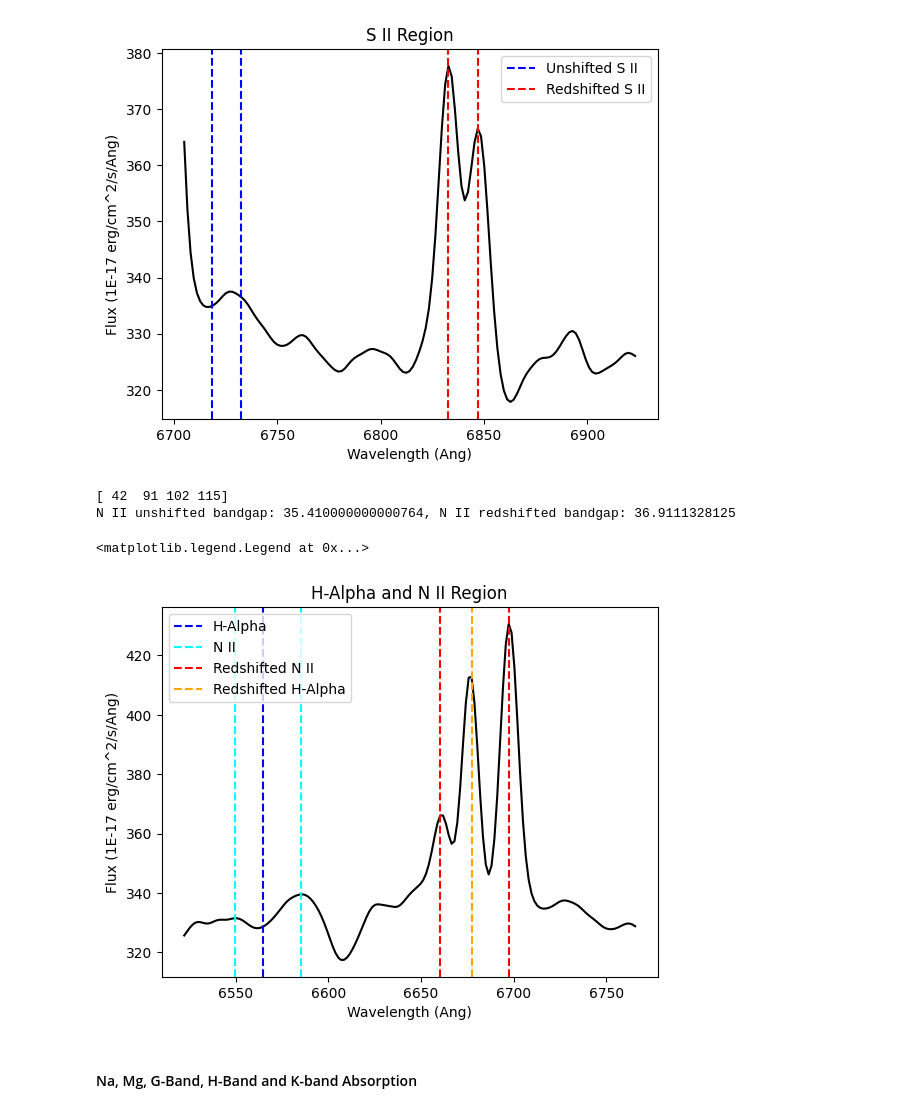
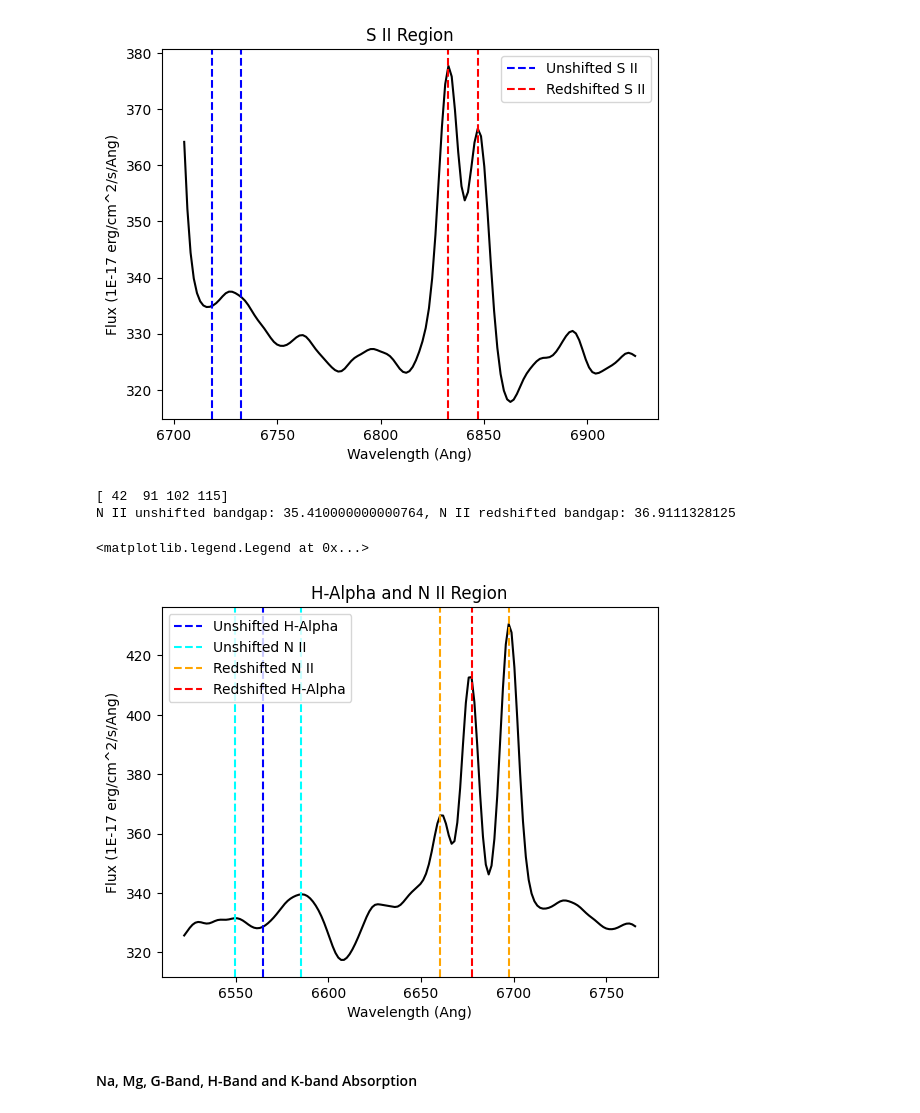
Before and after one commit to pie-tras/ASTR3800Final, a Jupyter notebook: pietras_final_project.ipynb, the cells around one changed output. Cells and saved outputs as stored; diff of their text form; code cells hidden in the pictures.

```diff
--- a/pietras_final_project.ipynb
+++ b/pietras_final_project.ipynb
@@ -305,39 +305,39 @@ S II unshifted bandgap: 14.38000000000011, S II redshifted bandgap: 14.174804687
 # %%
 # H-Alpha and N II
 
 max_values = scipy.signal.find_peaks(smoothed_flux[2340:2500], prominence=7)[0] # index = 1, 3 are Nii, 2 is Ha
 print(max_values)
 
-shift_Nii = [wavelength[2340:2500][max_values[3]], wavelength[2340:2500][max_values[1]]]
+shift_N_ii = [wavelength[2340:2500][max_values[3]], wavelength[2340:2500][max_values[1]]]
 
 shift_H_alpha = wavelength[2340:2500][max_values[2]]
 
-print(f"N II unshifted bandgap: {N_II[0] - N_II[1]}, N II redshifted bandgap: {shift_Nii[0] - shift_Nii[1]}")
+print(f"N II unshifted bandgap: {N_II[0] - N_II[1]}, N II redshifted bandgap: {shift_N_ii[0] - shift_N_ii[1]}")
 
 plt.plot(wavelength[2340:2500], smoothed_flux[2340:2500], color = 'black')
 
-plt.axvline(H_ALPHA, linestyle= '--', label = 'H-Alpha', color = 'blue')
+plt.axvline(H_ALPHA, linestyle= '--', label = 'Unshifted H-Alpha', color = 'blue')
 
-plt.axvline(N_II[0], linestyle= '--', label = 'N II', color = 'cyan')
+plt.axvline(N_II[0], linestyle= '--', label = 'Unshifted N II', color = 'cyan')
 plt.axvline(N_II[1], linestyle= '--', color = 'cyan')
 
-plt.axvline(shift_Nii[0], linestyle= '--', label = 'Redshifted N II', color = 'red')
-plt.axvline(shift_Nii[1], linestyle= '--', color = 'red')
+plt.axvline(shift_N_ii[0], linestyle= '--', label = 'Redshifted N II', color = 'orange')
+plt.axvline(shift_N_ii[1], linestyle= '--', color = 'orange')
 
-plt.axvline(shift_H_alpha, linestyle= '--', label = 'Redshifted H-Alpha', color = 'orange')
+plt.axvline(shift_H_alpha, linestyle= '--', label = 'Redshifted H-Alpha', color = 'red')
 
 plt.xlabel("Wavelength (Ang)")
 plt.ylabel("Flux (1E-17 erg/cm^2/s/Ang)")
 plt.title("H-Alpha and N II Region")
 plt.legend()
 
 # for value in max_values:
 #     plt.axvline(wavelength[2340:2500][value], linestyle= '--', color = 'green')
 # %% [output]
 [ 42  91 102 115]
 N II unshifted bandgap: 35.410000000000764, N II redshifted bandgap: 36.9111328125
 <matplotlib.legend.Legend at 0x...>
-[figure, old version]
+[figure, new version]
 # %% [markdown]
 #### Na, Mg, G-Band, H-Band and K-band Absorption
 # %%
```
Also changed, not shown: parts of 7 cells of this notebook.
